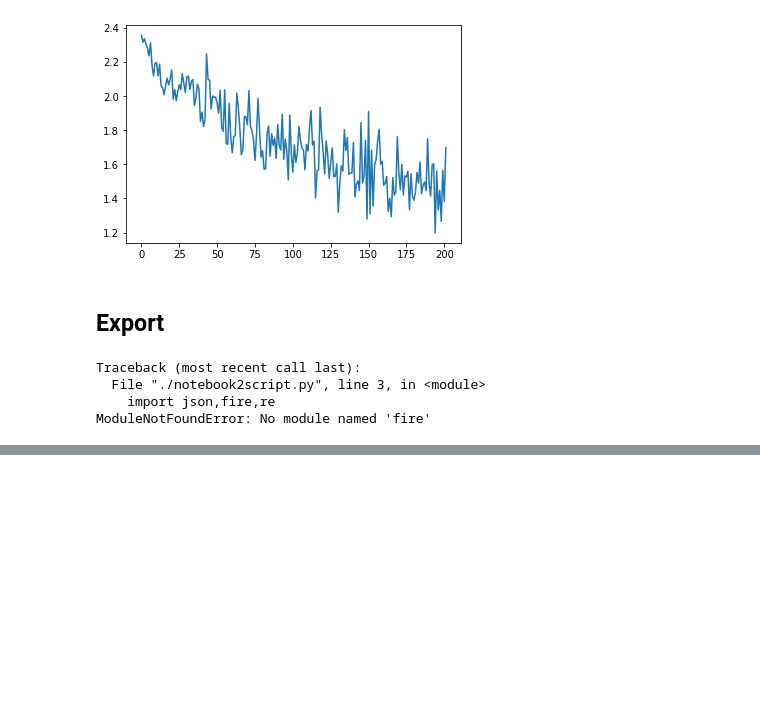
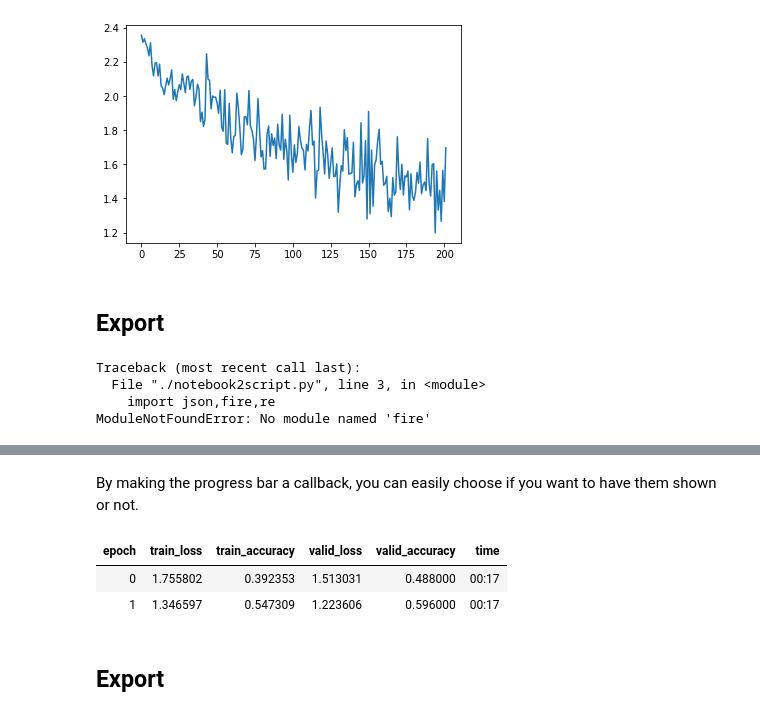
Before and after one commit to stophobia/Awesome-Colab, a Jupyter notebook: fastai/09_optimizers+learner.ipynb, the cells around one changed output, grey strips where cells are left out. Cells and saved outputs as stored; diff of their text form; code cells hidden in the pictures; blank space fills up the shorter version.

```diff
--- a/fastai/09_optimizers+learner.ipynb
+++ b/fastai/09_optimizers+learner.ipynb
@@ -769,0 +794,2 @@ ModuleNotFoundError: No module named 'fire'
+# %%
+nfs = [32]*4
@@ -769,0 +829,34 @@ ModuleNotFoundError: No module named 'fire'
+# %%
+# export
+class ProgressCallback(Callback):
+    _order=-1
+    def begin_fit(self):
+        self.mbar = master_bar(range(self.epochs))
+        self.mbar.on_iter_begin()
+        self.run.logger = partial(self.mbar.write, table=True)
+
+    def after_fit(self): self.mbar.on_iter_end()
+    def after_batch(self): self.pb.update(self.iter)
+    def begin_epoch   (self): self.set_pb()
+    def begin_validate(self): self.set_pb()
+
+    def set_pb(self):
+        self.pb = progress_bar(self.dl, parent=self.mbar, auto_update=False)
+        self.mbar.update(self.epoch)
+# %% [markdown]
+By making the progress bar a callback, you can easily choose if you want to have them shown or not.
+# %%
+cbfs = [partial(AvgStatsCallback,accuracy),
+        CudaCallback,
+        ProgressCallback,
+        partial(BatchTransformXCallback, norm_imagenette)]
+# %%
+learn = get_learner(nfs, data, 0.4, conv_layer, cb_funcs=cbfs)
+# %%
+learn.fit(2)
+# %% [output]
+| epoch | train_loss | train_accuracy | valid_loss | valid_accuracy | time |
+| 0 | 1.755802 | 0.392353 | 1.513031 | 0.488000 | 00:17 |
+| 1 | 1.346597 | 0.547309 | 1.223606 | 0.596000 | 00:17 |
+# %% [markdown]
+## Export
```
Also changed, not shown: parts of 10 cells of this notebook.
